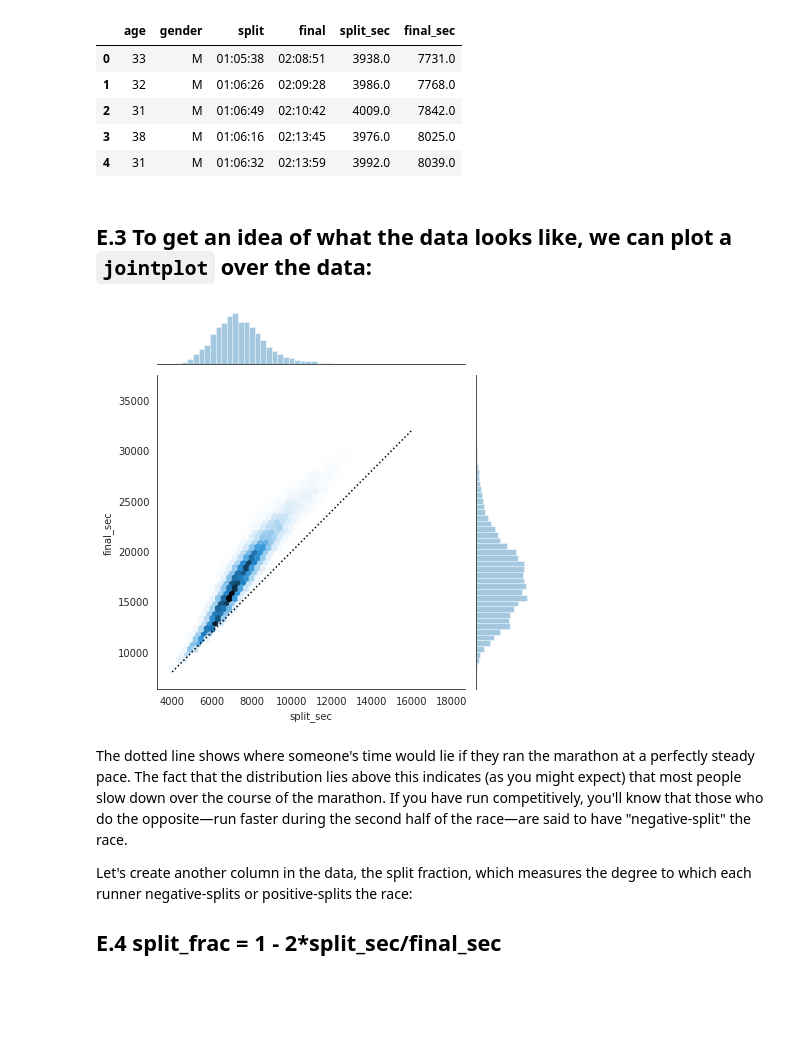
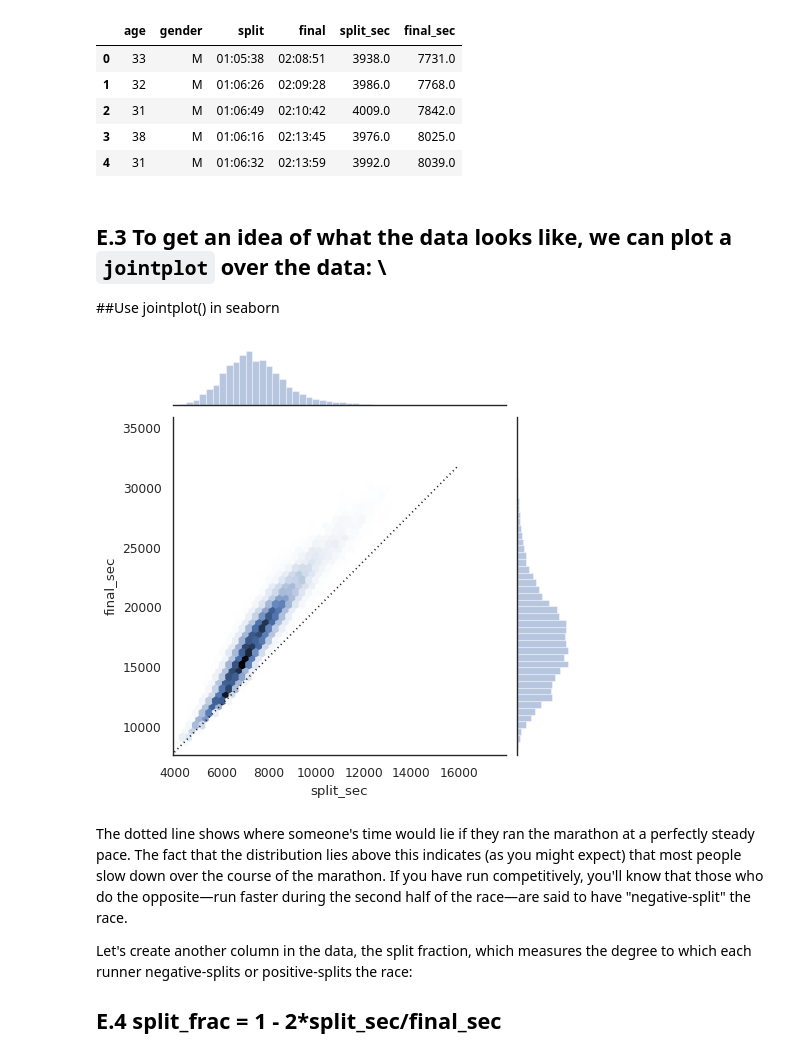
Before and after one commit to amandeep0/gec, a Jupyter notebook: session_2.ipynb, the cells around one changed output. Drawn from its saved outputs; the diff is of its cells as text; code cells hidden in the pictures; blank space fills up the shorter version.

```diff
--- a/session_2.ipynb
+++ b/session_2.ipynb
@@ -19,7 +19,7 @@ import pandas as pd
 import numpy as np
 import seaborn as sns
 import matplotlib.pyplot as plt
-plt.style.use('classic')
+#plt.style.use('classic')
 sns.set()
 # %%
 data = pd.read_csv('marathon-data.csv')
@@ -49,7 +50,8 @@ dtype: object
 import datetime
 
 def convert_time(s):
-    return "converted time"
+    h, m, s = map(int, s.split(":"))
+    return datetime.timedelta(hours = h, minutes = m, seconds = s)
 
 data = pd.read_csv('marathon-data.csv',
                    converters={'split':convert_time, 'final':convert_time})
@@ -63,0 +87,6 @@ data.head()
+# %%
+data['hour']    = data['split'].apply(lambda x: x.split(":")[0])
+data['minutes'] = data['split'].apply(lambda x: x.split(":")[1])
+data['seconds']= data['split'].apply(lambda x: x.split(":")[2])
+data['split_sec'] = data['hour'].astype(int)*60*60 + data['minutes'].astype(int)*60 +data['seconds'].astype(int)
+data
@@ -72,8 +119,8 @@ dtype: object
 # %% [markdown]
 ## E.3 That looks much better. For the purpose of our Seaborn plotting utilities, let's next add columns that give the times in seconds:
 # %%
-data['split_sec'] = #
-data['final_sec'] = #
+data['split_sec'] = data['split'].astype(int)/1e9
+data['final_sec'] = data['final'].astype(int)/1e9
 
 data.head()
 # %% [output]
@@ -84,14 +131,16 @@ data.head()
 | 3 | 38 | M | 01:06:16 | 02:13:45 | 3976.0 | 8025.0 |
 | 4 | 31 | M | 01:06:32 | 02:13:59 | 3992.0 | 8039.0 |
 # %% [markdown]
-## E.3 To get an idea of what the data looks like, we can plot a ``jointplot`` over the data:
+## E.3 To get an idea of what the data looks like, we can plot a ``jointplot`` over the data: \
+##Use jointplot() in seaborn
 # %%
+sns.set()
 with sns.axes_style('white'):
-    g = #
+    g = sns.jointplot("split_sec", "final_sec", data, kind="hex")
     g.ax_joint.plot(np.linspace(4000, 16000),
                     np.linspace(8000, 32000), ':k')
 # %% [output]
-[figure, old version]
+[figure, new version]
 # %% [markdown]
 The dotted line shows where someone's time would lie if they ran the marathon at a perfectly steady pace. The fact that the distribution lies above this indicates (as you might expect) that most people slow down over the course of the marathon.
 If you have run competitively, you'll know that those who do the opposite—run faster during the second half of the race—are said to have "negative-split" the race.
```
Also changed, not shown: parts of 31 cells of this notebook.
